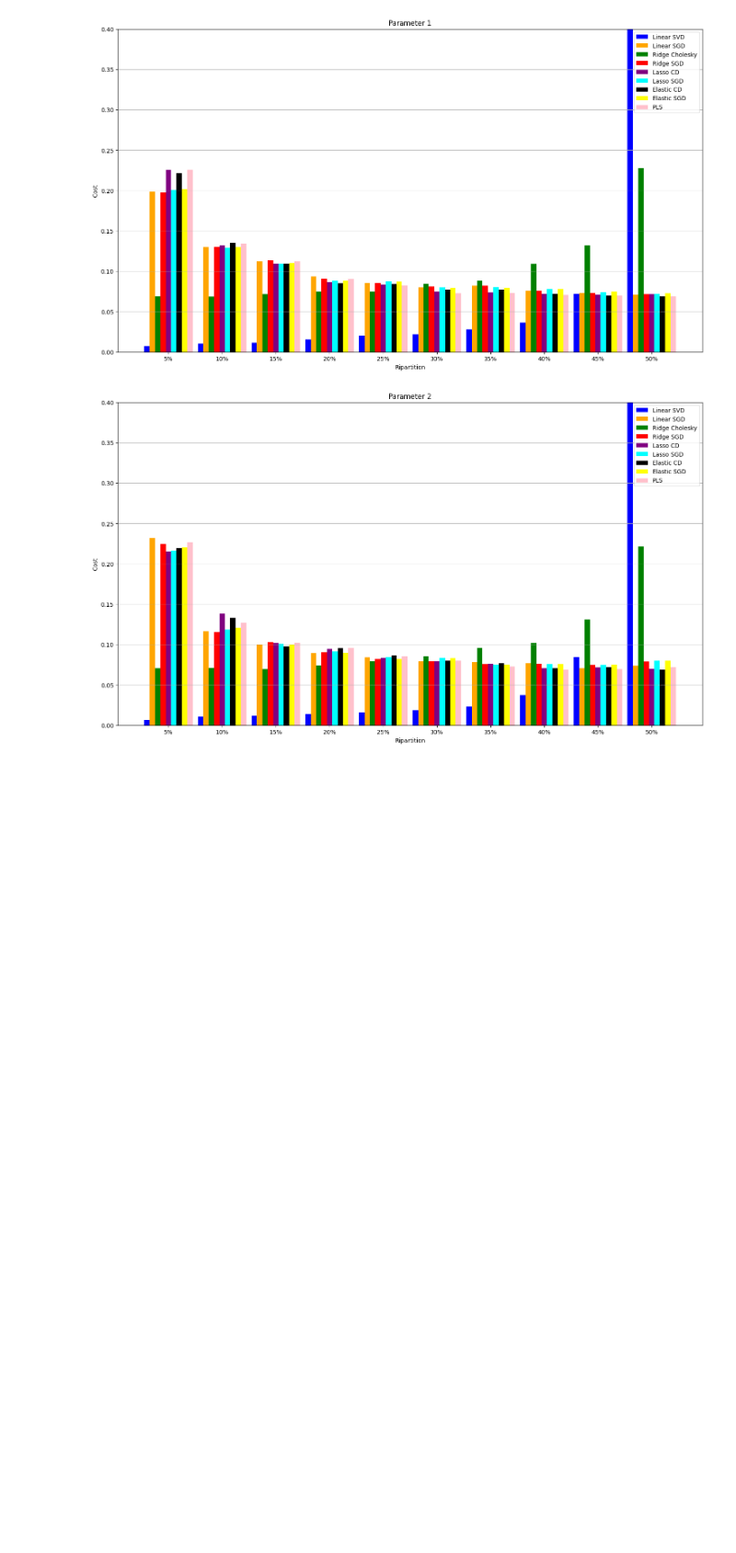
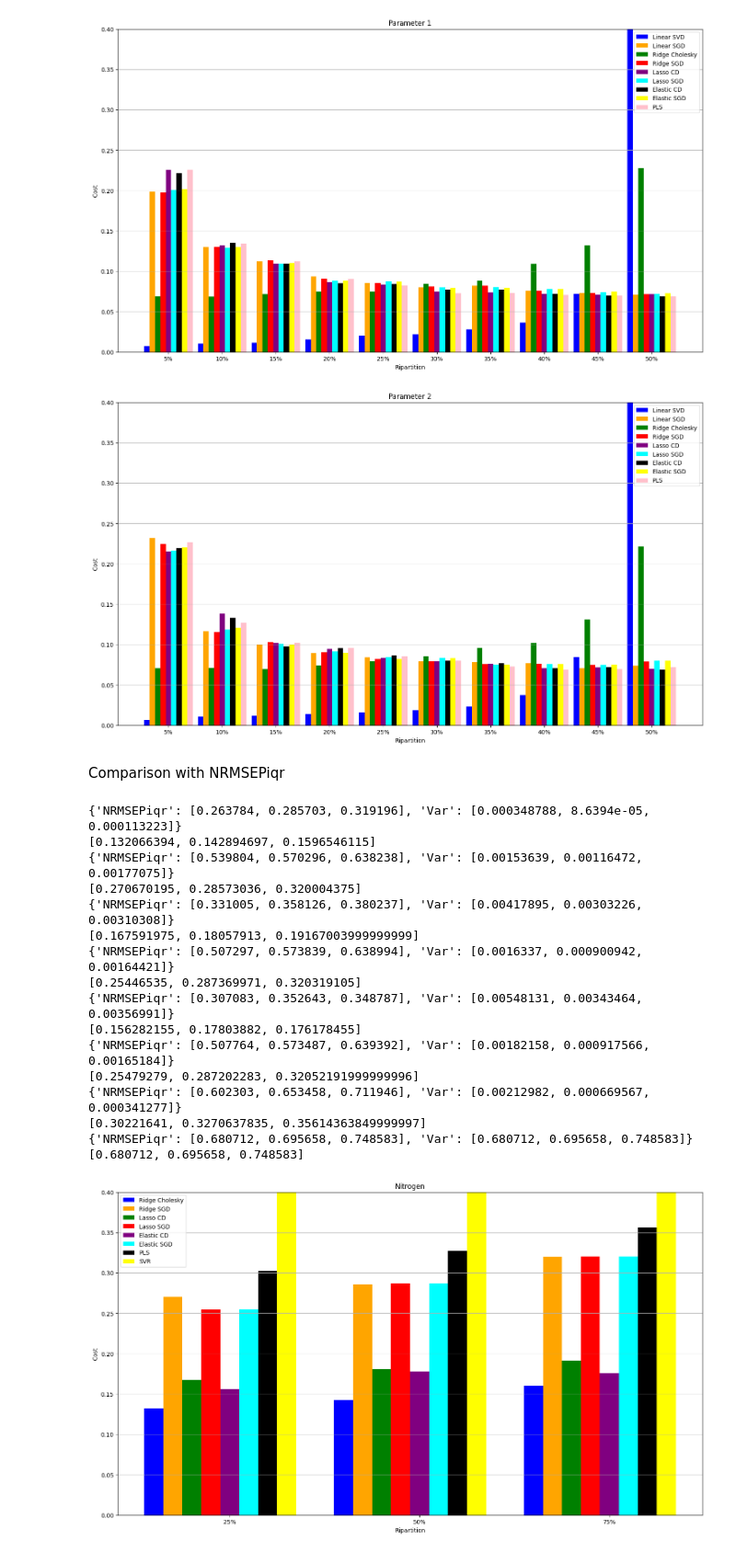
Before and after one commit to Lomby1902/Demetra, a Jupyter notebook: Result_comparing.ipynb, the cells around one changed output. Shown: that part at 92% size. Cells and saved outputs as stored; diff of their text form; code cells hidden in the pictures; blank space fills up the shorter version.

Commit message:
SVR and comparison

```diff
--- a/Result_comparing.ipynb
+++ b/Result_comparing.ipynb
@@ -128,3 +128,82 @@ plt.show()
 # %% [output]
 [figure]
 [figure]
+# %% [markdown]
+Comparison with NRMSEPiqr
+# %%
+import numpy as np
+import matplotlib.pyplot as plt
+
+
+ridge_ch_mse = [0.263784,0.285703,0.319196]
+ridge_ch_var = [0.000348788, 8.6394e-5,0.000113223]
+
+ridge_sgd_mse = [0.539804,0.570296,0.638238]
+ridge_sgd_var = [0.00153639,0.00116472,0.00177075]
+
+lasso_cd_mse = [0.331005,0.358126,0.380237]
+lasso_cd_var = [0.00417895,0.00303226,0.00310308]
+
+lasso_sgd_mse = [0.507297,0.573839,0.638994]
+lasso_sgd_var = [0.0016337,0.000900942,0.00164421]
+
+elastic_cd_mse = [0.307083,0.352643,0.348787]
+elastic_cd_var = [0.00548131,0.00343464,0.00356991]
+
+elastic_sgd_mse = [0.507764,0.573487,0.639392]
+elastic_sgd_var = [0.00182158,0.000917566,0.00165184]
+
+PLS_mse = [0.602303,0.653458,0.711946]
+PLS_var = [0.00212982,0.000669567,0.000341277]
+
+SVR_mse = [0.680712,0.695658,0.748583]
+SVR_var = [0.680712,0.695658,0.748583]
+
+
+
+k = 0
+colors = ["blue","orange","green","red","purple", "cyan", "black", "yellow"]
+rip = np.arange(3)
+data = [ridge_ch_mse,ridge_ch_var,ridge_sgd_mse,ridge_sgd_var,
+       lasso_cd_mse,lasso_cd_var, lasso_sgd_mse, lasso_sgd_var, elastic_cd_mse, elastic_cd_var,
+        elastic_sgd_mse, elastic_sgd_var, PLS_mse, PLS_var, SVR_mse, SVR_var]
+labels = ["Ridge Cholesky", "Ridge SGD","Lasso CD","Lasso SGD","Elastic CD", "Elastic SGD", "PLS","SVR"]
+fig = plt.figure(figsize= (18,10))
+while k < 8:
+    cost = []
+    conc = {"NRMSEPiqr":[],"Var":[]}
+    conc["NRMSEPiqr"] = data[k *2]
+    conc["Var"] = data[k *2 + 1]
+    print(conc)
+    for i in range(3):
+        cost.append(0.5 * conc["NRMSEPiqr"][i] + 0.5 * conc["Var"][i])
+    plt.bar(rip+k*0.1, cost, label = labels[k], color = colors[k], width=0.1)
+    print(cost)
+    k+=1
+
+plt.xticks(rip+0.4, ["25%", "50%","75%"])
+plt.xlabel("Ripartition")
+plt.ylabel("Cost")
+plt.legend()
+plt.grid(axis='y')
+plt.title("Nitrogen")
+plt.ylim(top=0.4)
+plt.show()
+# %% [output]
+{'NRMSEPiqr': [0.263784, 0.285703, 0.319196], 'Var': [0.000348788, 8.6394e-05, 0.000113223]}
+[0.132066394, 0.142894697, 0.1596546115]
+{'NRMSEPiqr': [0.539804, 0.570296, 0.638238], 'Var': [0.00153639, 0.00116472, 0.00177075]}
+[0.270670195, 0.28573036, 0.320004375]
+{'NRMSEPiqr': [0.331005, 0.358126, 0.380237], 'Var': [0.00417895, 0.00303226, 0.00310308]}
+[0.167591975, 0.18057913, 0.19167003999999999]
+{'NRMSEPiqr': [0.507297, 0.573839, 0.638994], 'Var': [0.0016337, 0.000900942, 0.00164421]}
+[0.25446535, 0.287369971, 0.320319105]
+{'NRMSEPiqr': [0.307083, 0.352643, 0.348787], 'Var': [0.00548131, 0.00343464, 0.00356991]}
+[0.156282155, 0.17803882, 0.176178455]
+{'NRMSEPiqr': [0.507764, 0.573487, 0.639392], 'Var': [0.00182158, 0.000917566, 0.00165184]}
+[0.25479279, 0.287202283, 0.32052191999999996]
+{'NRMSEPiqr': [0.602303, 0.653458, 0.711946], 'Var': [0.00212982, 0.000669567, 0.000341277]}
+[0.30221641, 0.3270637835, 0.35614363849999997]
+{'NRMSEPiqr': [0.680712, 0.695658, 0.748583], 'Var': [0.680712, 0.695658, 0.748583]}
+[0.680712, 0.695658, 0.748583]
+[figure, added]
```
